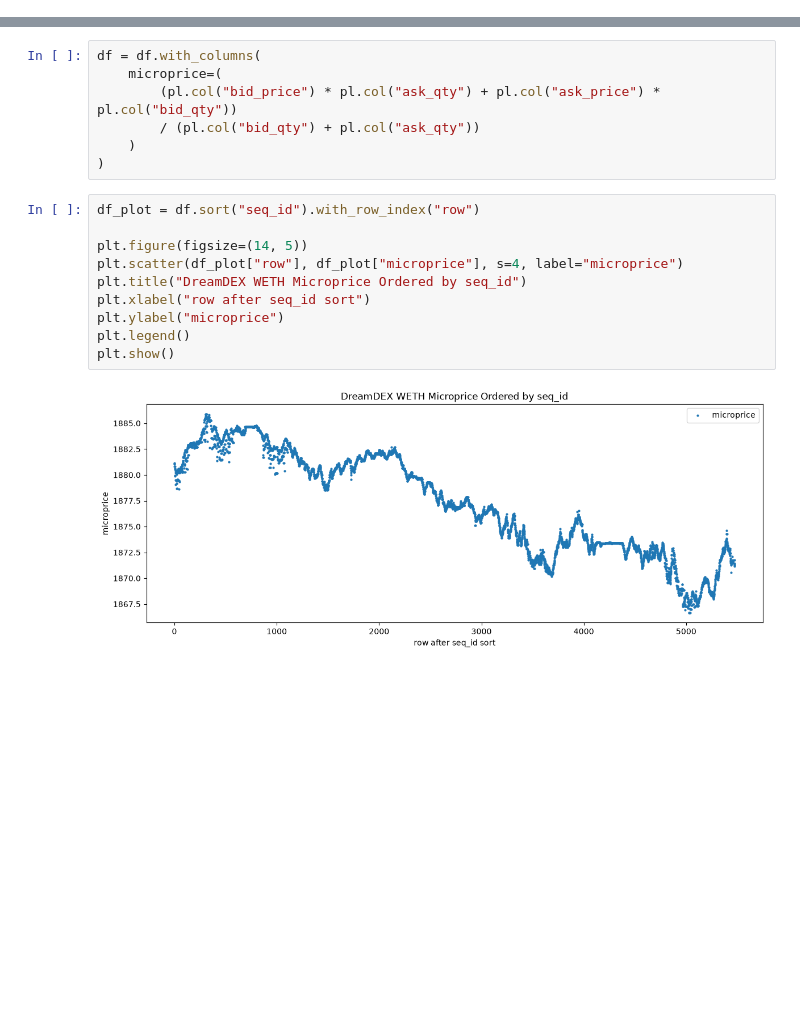
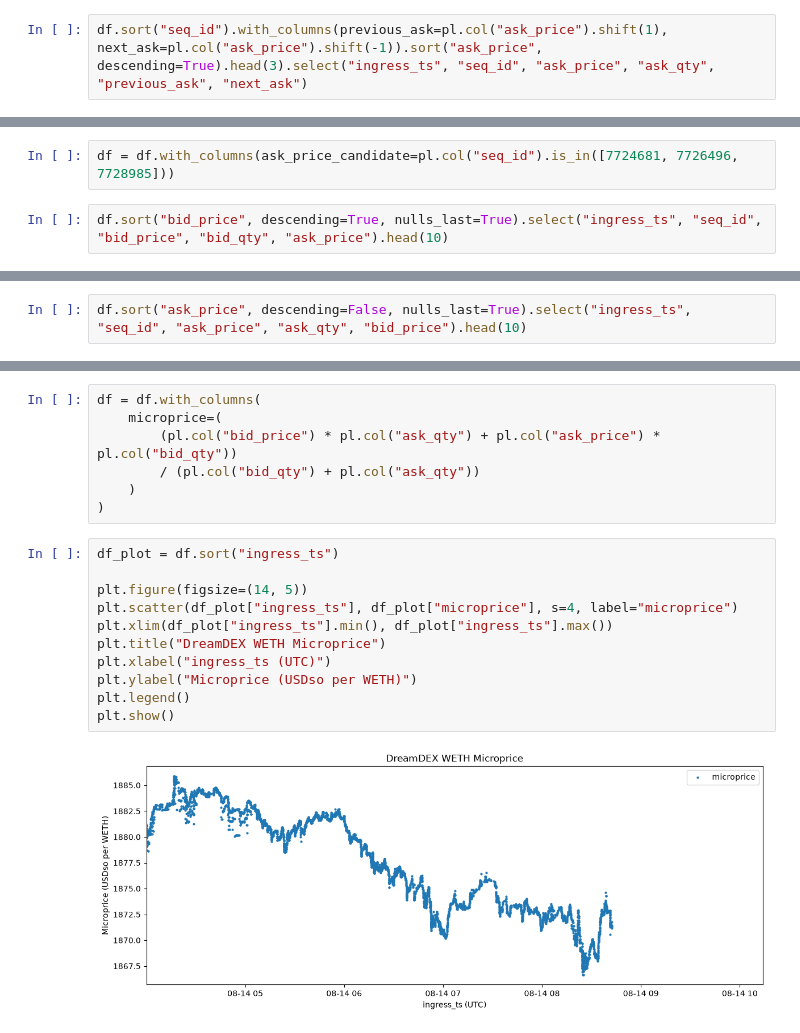
Before and after one commit to danielfilippi/lotech-dqwork, a Jupyter notebook: notebooks/b_initial.ipynb, the cells around one changed output, grey strips where cells are left out. Cells and saved outputs as stored; diff of their text form; blank space fills up the shorter version.

```diff
--- a/notebooks/b_initial.ipynb
+++ b/notebooks/b_initial.ipynb
@@ -149,0 +182,2 @@ shape: (1, 2)
+# %%
+df.sort("seq_id").with_columns(previous_ask=pl.col("ask_price").shift(1), next_ask=pl.col("ask_price").shift(-1)).sort("ask_price", descending=True).head(3).select("ingress_ts", "seq_id", "ask_price", "ask_qty", "previous_ask", "next_ask")
@@ -149,0 +191,4 @@ shape: (1, 2)
+# %%
+df = df.with_columns(ask_price_candidate=pl.col("seq_id").is_in([7724681, 7726496, 7728985]))
+# %%
+df.sort("bid_price", descending=True, nulls_last=True).select("ingress_ts", "seq_id", "bid_price", "bid_qty", "ask_price").head(10)
@@ -149,0 +209,2 @@ shape: (1, 2)
+# %%
+df.sort("ask_price", descending=False, nulls_last=True).select("ingress_ts", "seq_id", "ask_price", "ask_qty", "bid_price").head(10)
@@ -155,14 +230,15 @@ df = df.with_columns(
     )
 )
 # %%
-df_plot = df.sort("seq_id").with_row_index("row")
+df_plot = df.sort("ingress_ts")
 
 plt.figure(figsize=(14, 5))
-plt.scatter(df_plot["row"], df_plot["microprice"], s=4, label="microprice")
-plt.title("DreamDEX WETH Microprice Ordered by seq_id")
-plt.xlabel("row after seq_id sort")
-plt.ylabel("microprice")
+plt.scatter(df_plot["ingress_ts"], df_plot["microprice"], s=4, label="microprice")
+plt.xlim(df_plot["ingress_ts"].min(), df_plot["ingress_ts"].max())
+plt.title("DreamDEX WETH Microprice")
+plt.xlabel("ingress_ts (UTC)")
+plt.ylabel("Microprice (USDso per WETH)")
 plt.legend()
 plt.show()
 # %% [output]
-[figure, old version]
+[figure, new version]
```
Also changed, not shown: parts of 7 cells of this notebook, 10 other files.
